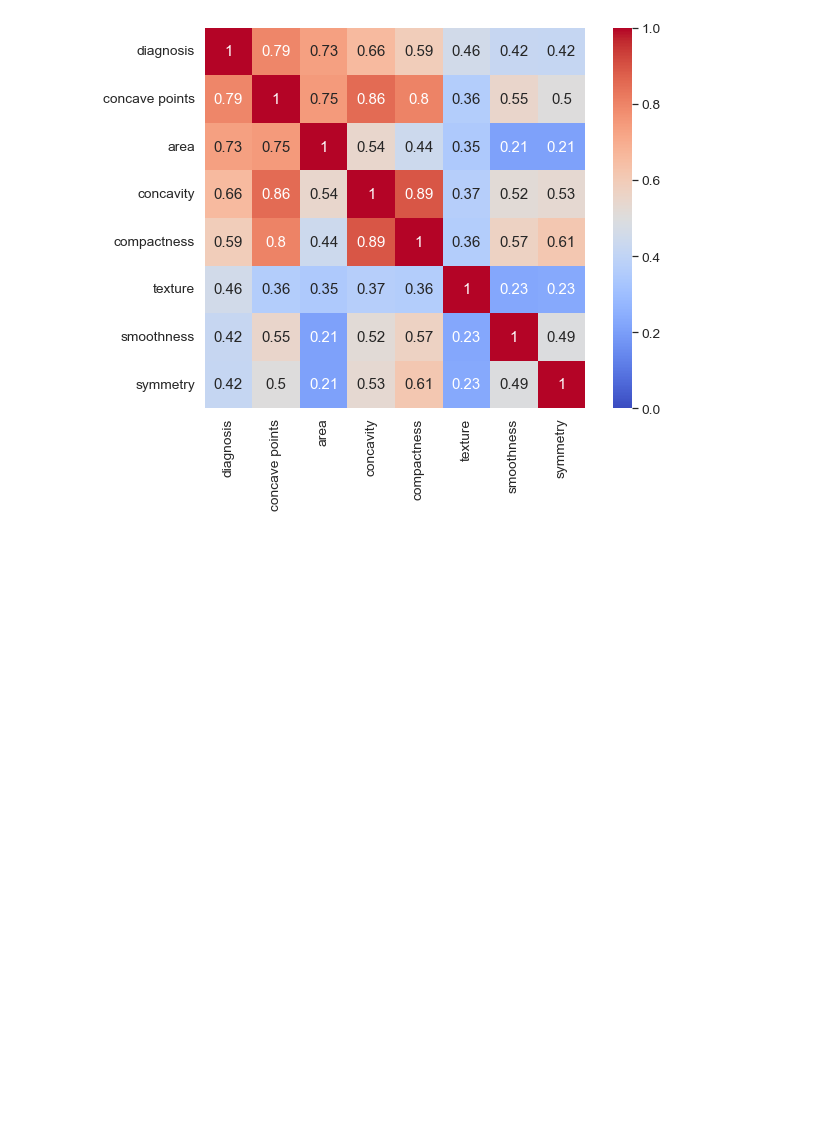
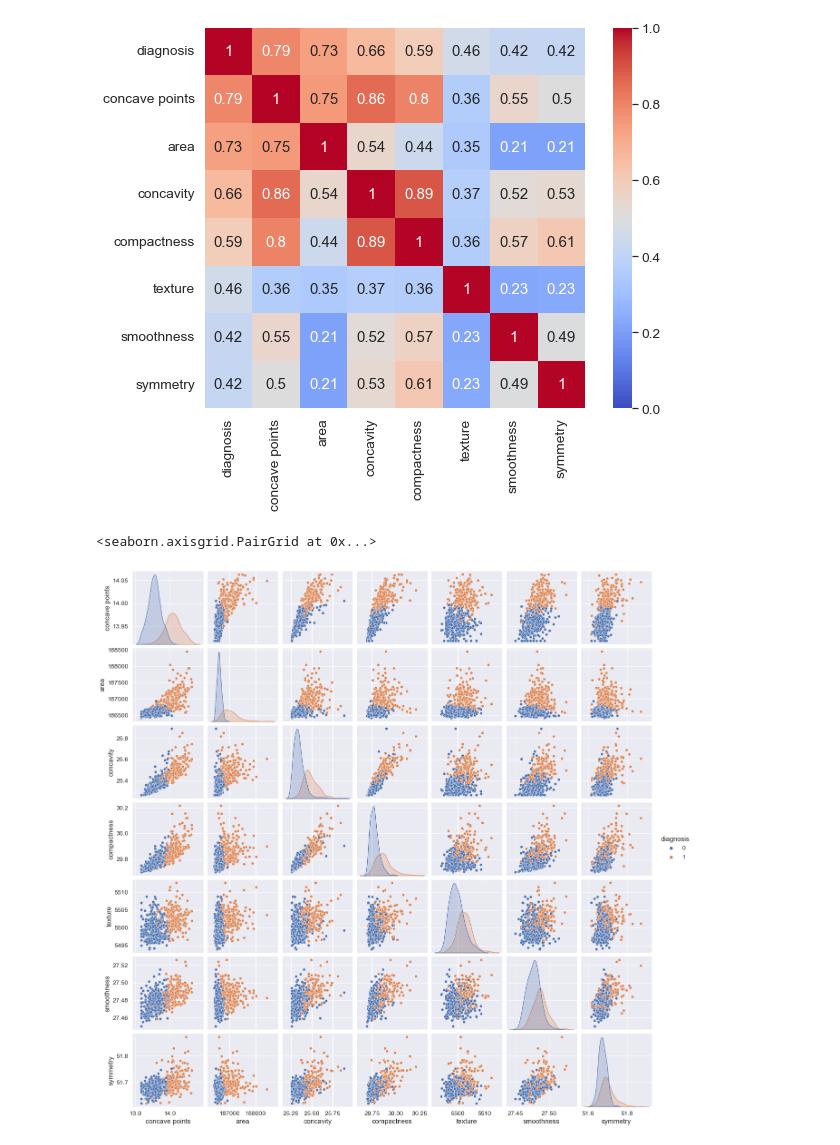
Before and after one commit to grannycola/my_projects, a Jupyter notebook: hw-4/model.ipynb, the cells around one changed output. Saved outputs shown, nothing was run; the diff lists cells and outputs as text; code cells hidden in the pictures; blank space fills up the shorter version.

```diff
--- a/hw-4/model.ipynb
+++ b/hw-4/model.ipynb
@@ -52,5 +60,8 @@ plt.show()
 # %% [output]
 [figure]
 # %%
-#sns.pairplot(data[cols], hue='diagnosis')
+sns.pairplot(data[cols], hue='diagnosis')
+# %% [output]
+<seaborn.axisgrid.PairGrid at 0x...>
+[figure, added]
 # %%
```
Also changed, not shown: parts of 7 cells of this notebook.
